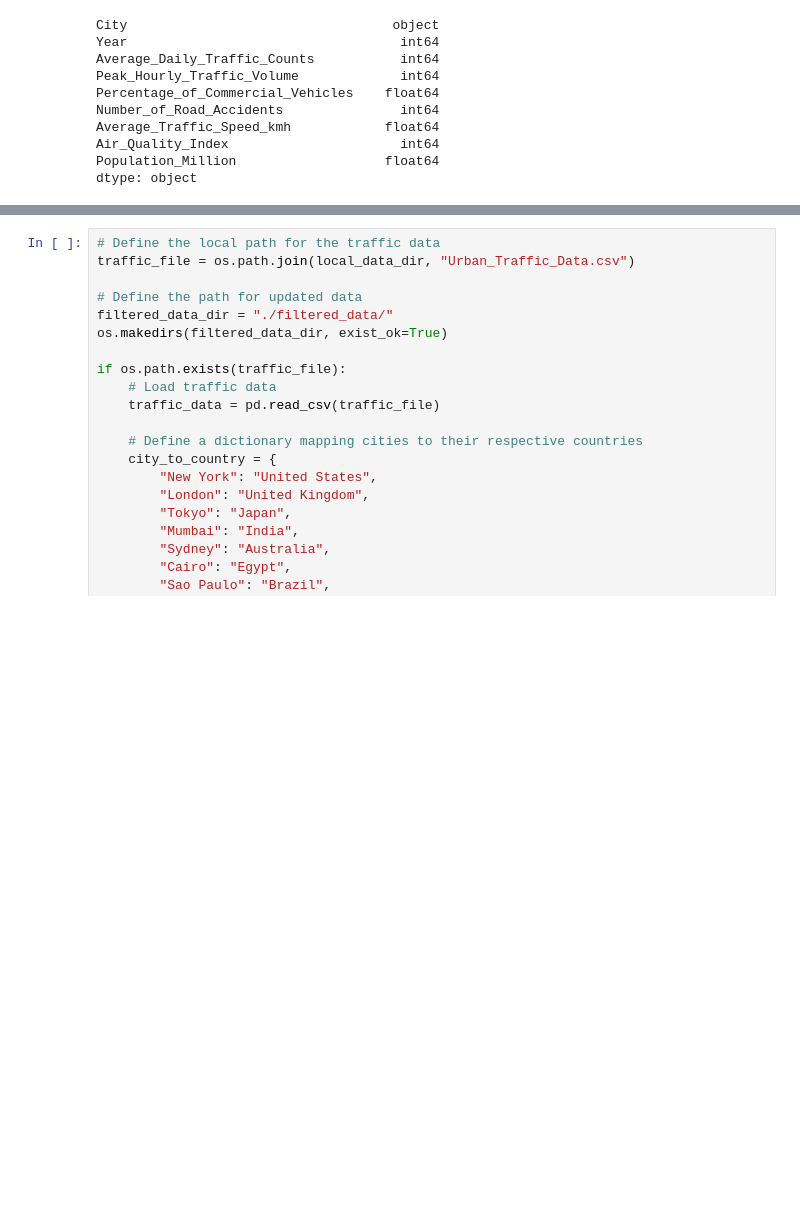
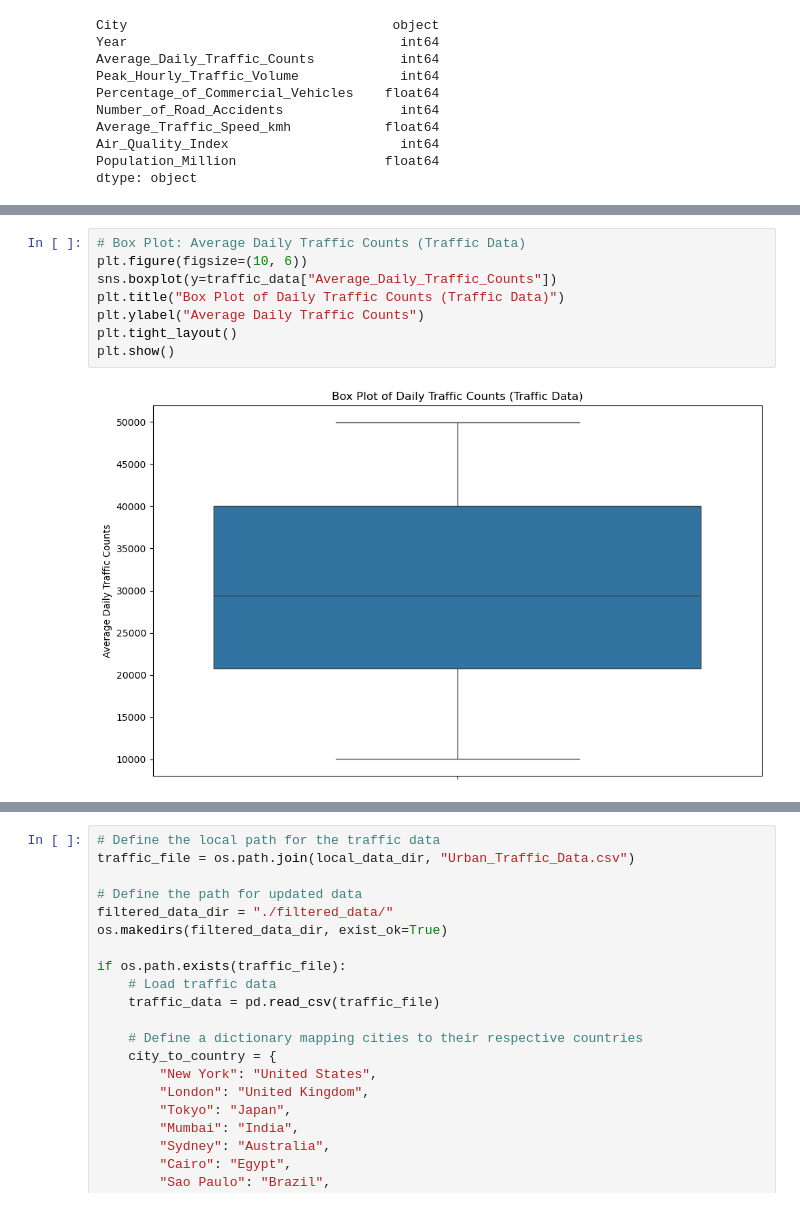
Before and after one commit to tshehadey/ads-508-team-project, a Jupyter notebook: NewProject.ipynb, the cells around one changed output, grey strips where cells are left out. Cells and saved outputs as stored; diff of their text form; blank space fills up the shorter version.

```diff
--- a/NewProject.ipynb
+++ b/NewProject.ipynb
@@ -245,0 +270,10 @@ dtype: object
+# %%
+# Box Plot: Average Daily Traffic Counts (Traffic Data)
+plt.figure(figsize=(10, 6))
+sns.boxplot(y=traffic_data["Average_Daily_Traffic_Counts"])
+plt.title("Box Plot of Daily Traffic Counts (Traffic Data)")
+plt.ylabel("Average Daily Traffic Counts")
+plt.tight_layout()
+plt.show()
+# %% [output]
+[figure, added]
```
Also changed, not shown: parts of 7 cells of this notebook.
